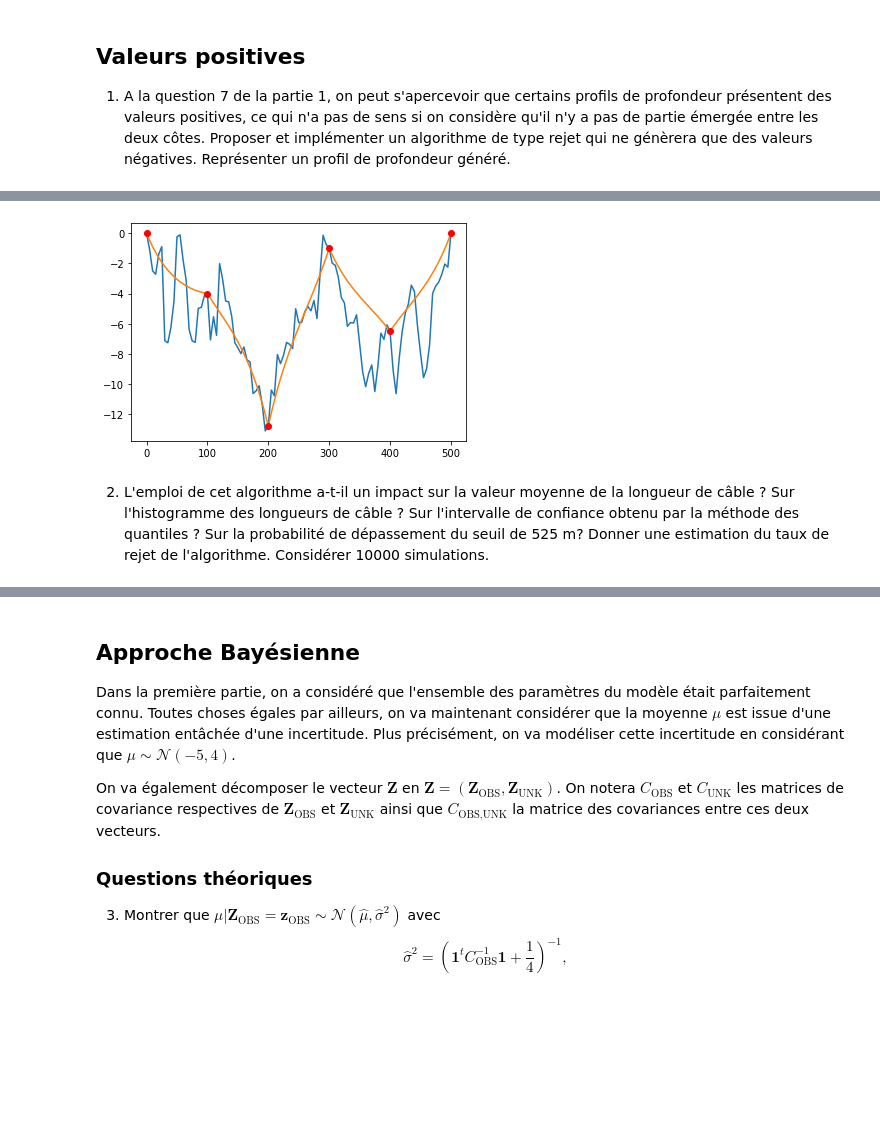
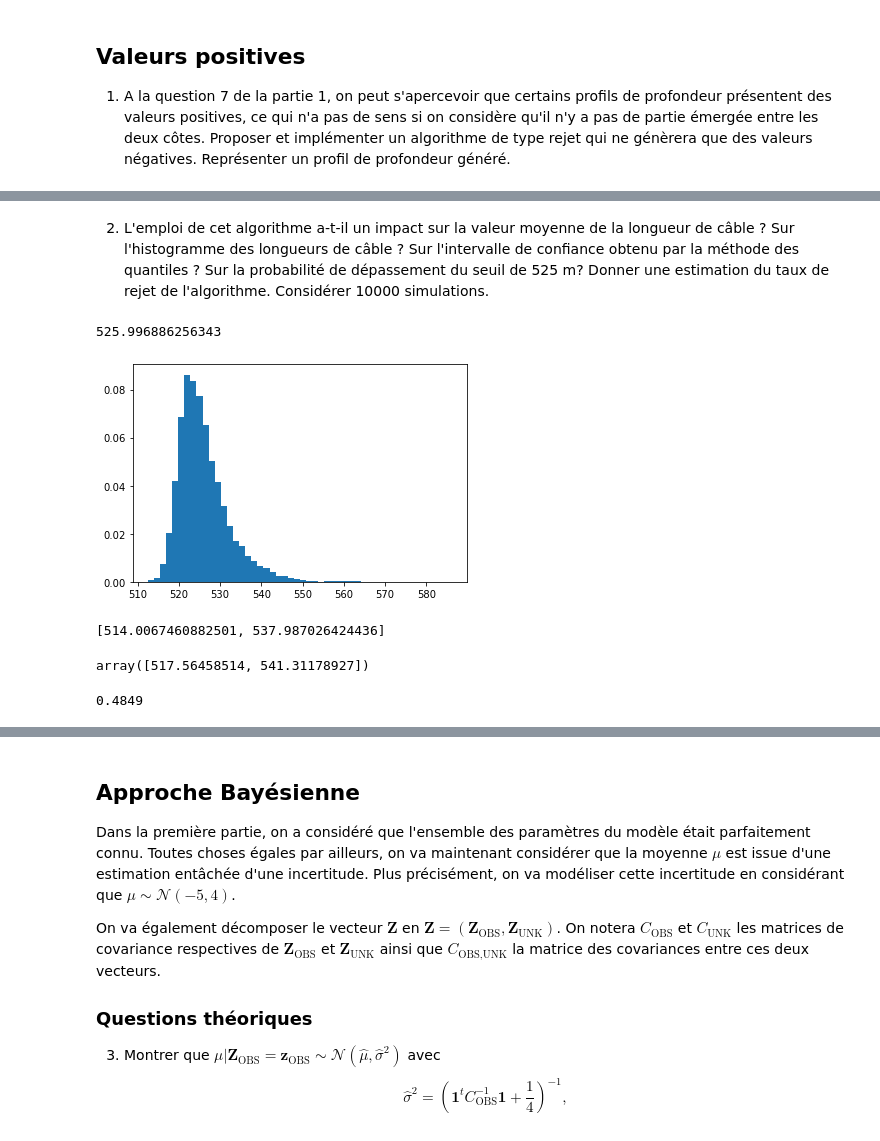
Before and after one commit to thibclz/Projet_maths-probas, a Jupyter notebook: Projet numérique de Probabilités 2021.ipynb, the cells around one changed output, grey strips where cells are left out. Saved outputs shown, nothing was run; the diff lists cells and outputs as text; code cells hidden in the pictures; blank space fills up the shorter version.

```diff
--- a/Projet numérique de Probabilités 2021.ipynb
+++ b/Projet numérique de Probabilités 2021.ipynb
@@ -302,26 +329,30 @@ positive_indexes = np.nonzero(allval4 > 0)[0]
-# %%
-#tant qu'on a des positifs on répète le calcul sur ces valeurs positives
-
-while(positive_indexes.size != 0) :
-    SigmaObsUnknown = Sigma[observation_indexes,:][:,positive_indexes]
-    SigmaUnknown = Sigma[positive_indexes,:][:,positive_indexes]
-
-    SigmaCond = SigmaUnknown - np.matmul(np.transpose(SigmaObsUnknown),np.matmul(np.linalg.inv(SigmaObs),SigmaObsUnknown))
-    Ec= mu+np.matmul(np.transpose(SigmaObsUnknown),np.matmul(np.linalg.inv(SigmaObs),depth-mu))
-
-    Cholesky = np.linalg.cholesky(SigmaCond)
-    x = np.random.normal(0,1,np.shape(positive_indexes)[0])
-    simu = Ec + np.matmul(Cholesky,x)
-
-    allval4[positive_indexes]=simu
-
-    positive_indexes = np.nonzero(allval4 > 0)[0]
-
-plt.plot(discretization,allval4)
-plt.plot(discretization,allval1)
-plt.plot(discretization[observation_indexes], depth, 'ro')
-plt.show()
-# %% [output]
-[figure, removed]
 # %% [markdown]
 2. L'emploi de cet algorithme a-t-il un impact sur la valeur moyenne de la longueur de câble ? Sur l'histogramme des longueurs de câble ? Sur l'intervalle de confiance obtenu par la méthode des quantiles ? Sur la probabilité de dépassement du seuil de 525 m? Donner une estimation du taux de rejet de l'algorithme. Considérer 10000 simulations.
+# %%
+K=10000
+result = np.zeros(K)
+for i in range(K):
+    result[i]=length(simul_positifs(),Delta)
+
+sum(result)/K
+# %% [output]
+525.996886256343
+# %%
+plt.hist(result,50,density=True)
+plt.show()
+# %% [output]
+[figure, added]
+# %%
+Ln = sum(result)/K
+sigman = np.std(result)
+[Ln - sigman*1.96,Ln + sigman*1.96]
+# %% [output]
+[514.0067460882501, 537.987026424436]
+# %%
+np.quantile(result,[0.025,0.975])
+# %% [output]
+array([517.56458514, 541.31178927])
+# %%
+np.mean(result>525)
+# %% [output]
+0.4849
```
Also changed, not shown: parts of 9 cells of this notebook.
